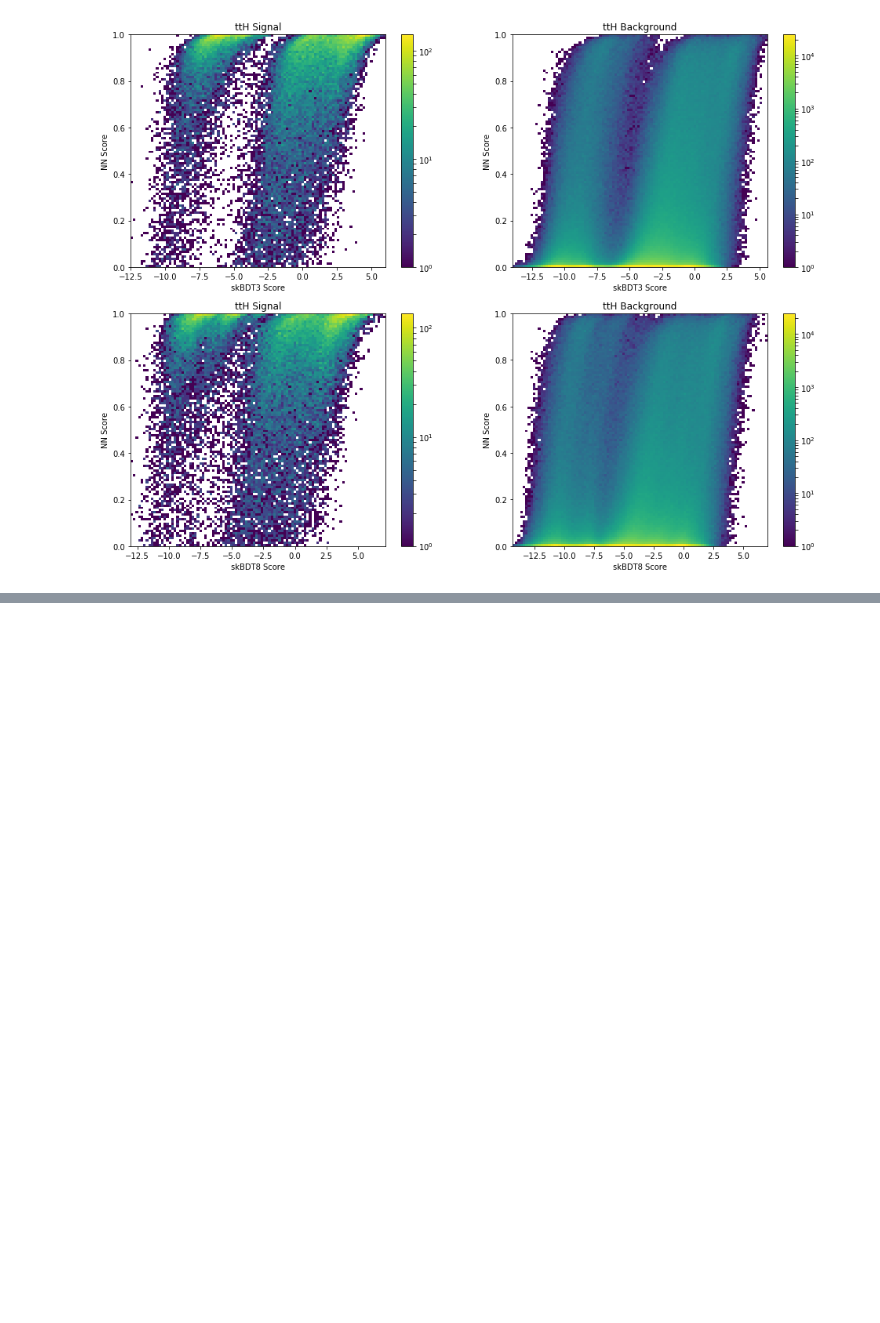
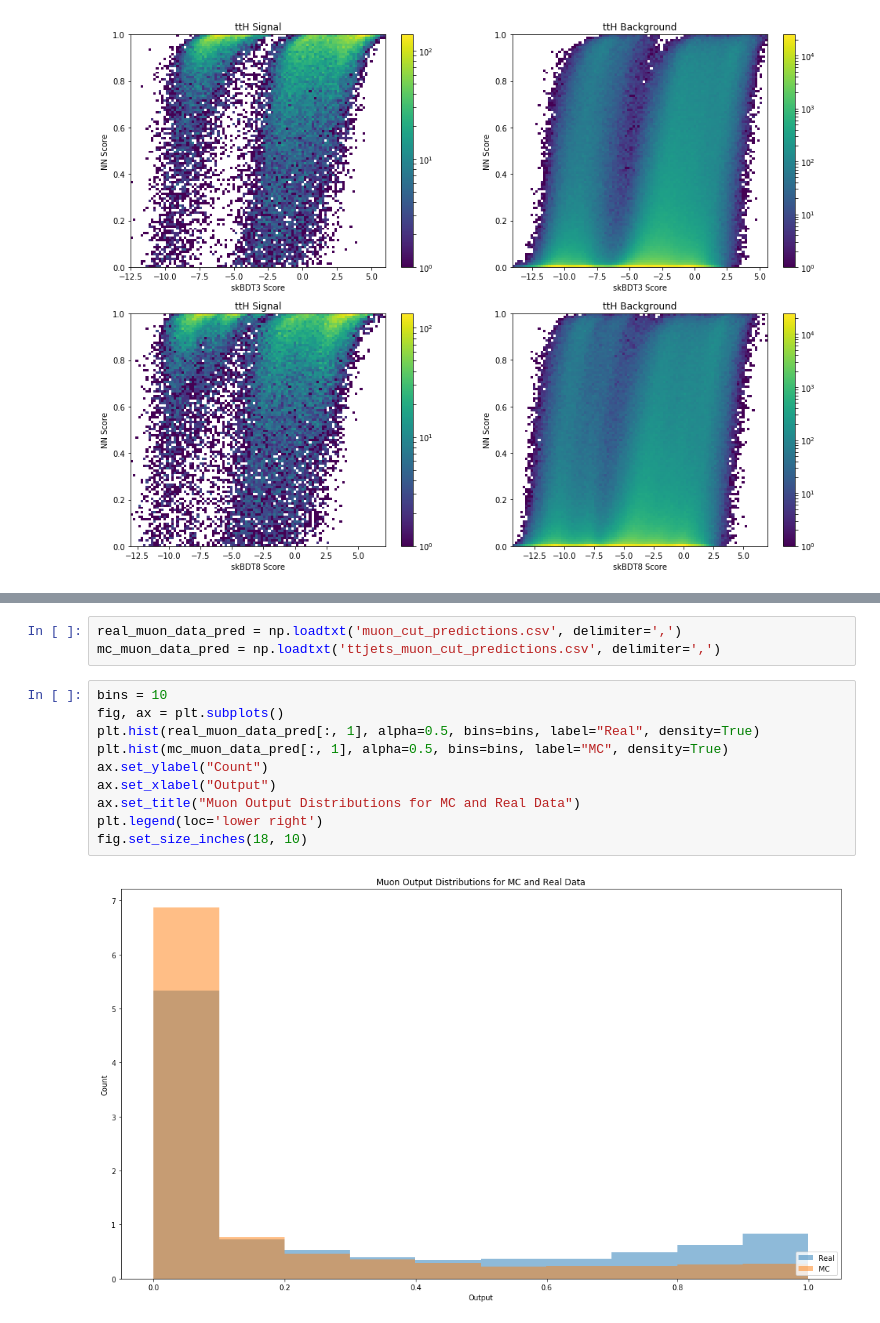
Before and after one commit to mdkdrnevich/DeepHadTopTagger, a Jupyter notebook: ModelEvaluation/model_analysis.ipynb, the cells around one changed output, grey strips where cells are left out. Saved outputs shown, nothing was run; the diff lists cells and outputs as text; blank space fills up the shorter version.

```diff
--- a/ModelEvaluation/model_analysis.ipynb
+++ b/ModelEvaluation/model_analysis.ipynb
@@ -1210,0 +1229,15 @@ fig.set_size_inches(16, 12)
+# %%
+real_muon_data_pred = np.loadtxt('muon_cut_predictions.csv', delimiter=',')
+mc_muon_data_pred = np.loadtxt('ttjets_muon_cut_predictions.csv', delimiter=',')
+# %%
+bins = 10
+fig, ax = plt.subplots()
+plt.hist(real_muon_data_pred[:, 1], alpha=0.5, bins=bins, label="Real", density=True)
+plt.hist(mc_muon_data_pred[:, 1], alpha=0.5, bins=bins, label="MC", density=True)
+ax.set_ylabel("Count")
+ax.set_xlabel("Output")
+ax.set_title("Muon Output Distributions for MC and Real Data")
+plt.legend(loc='lower right')
+fig.set_size_inches(18, 10)
+# %% [output]
+[figure, added]
```
Also changed, not shown: parts of 8 cells of this notebook, 2 other files.
